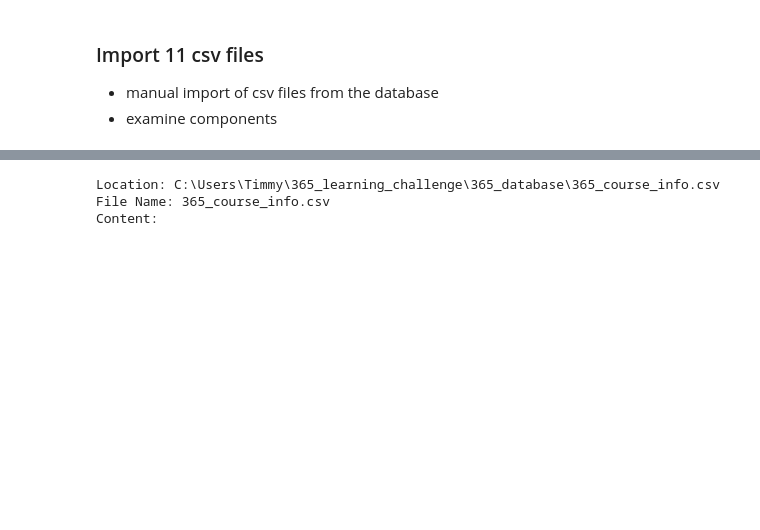
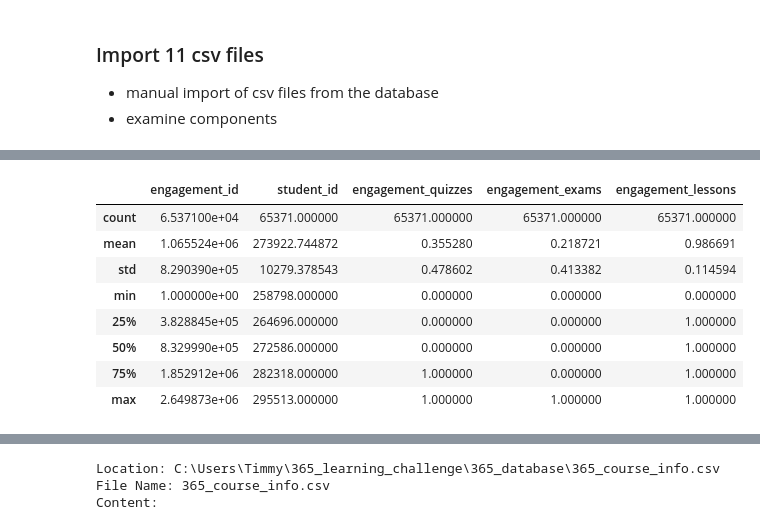
Before and after one commit to tim-keriazes/365-Learning--Data--Challenge, a Jupyter notebook: working_notebook.ipynb, the cells around one changed output, grey strips where cells are left out. Drawn from its saved outputs; the diff is of its cells as text; code cells hidden in the pictures; blank space fills up the shorter version.

```diff
--- a/working_notebook.ipynb
+++ b/working_notebook.ipynb
@@ -41,0 +181,12 @@ course_info.head()
+# %%
+student_engagement.describe()
+# %% [output]
+|  | engagement_id | student_id | engagement_quizzes | engagement_exams | engagement_lessons |
+| count | 6.537100e+04 | 65371.000000 | 65371.000000 | 65371.000000 | 65371.000000 |
+| mean | 1.065524e+06 | 273922.744872 | 0.355280 | 0.218721 | 0.986691 |
+| std | 8.290390e+05 | 10279.378543 | 0.478602 | 0.413382 | 0.114594 |
+| min | 1.000000e+00 | 258798.000000 | 0.000000 | 0.000000 | 0.000000 |
+| 25% | 3.828845e+05 | 264696.000000 | 0.000000 | 0.000000 | 1.000000 |
+| 50% | 8.329990e+05 | 272586.000000 | 0.000000 | 0.000000 | 1.000000 |
+| 75% | 1.852912e+06 | 282318.000000 | 1.000000 | 0.000000 | 1.000000 |
+| max | 2.649873e+06 | 295513.000000 | 1.000000 | 1.000000 | 1.000000 |
```
Also changed, not shown: parts of 36 cells of this notebook.
